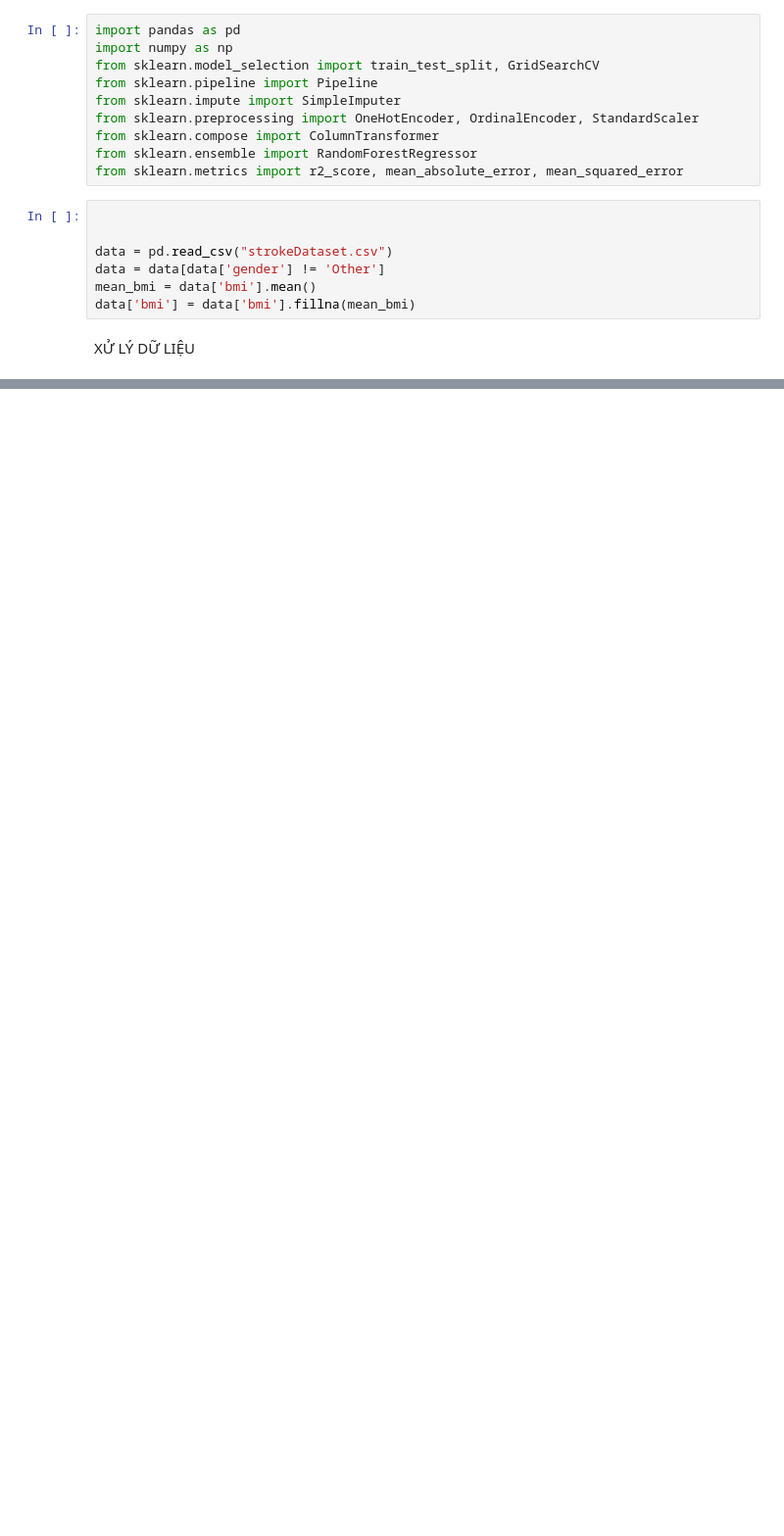
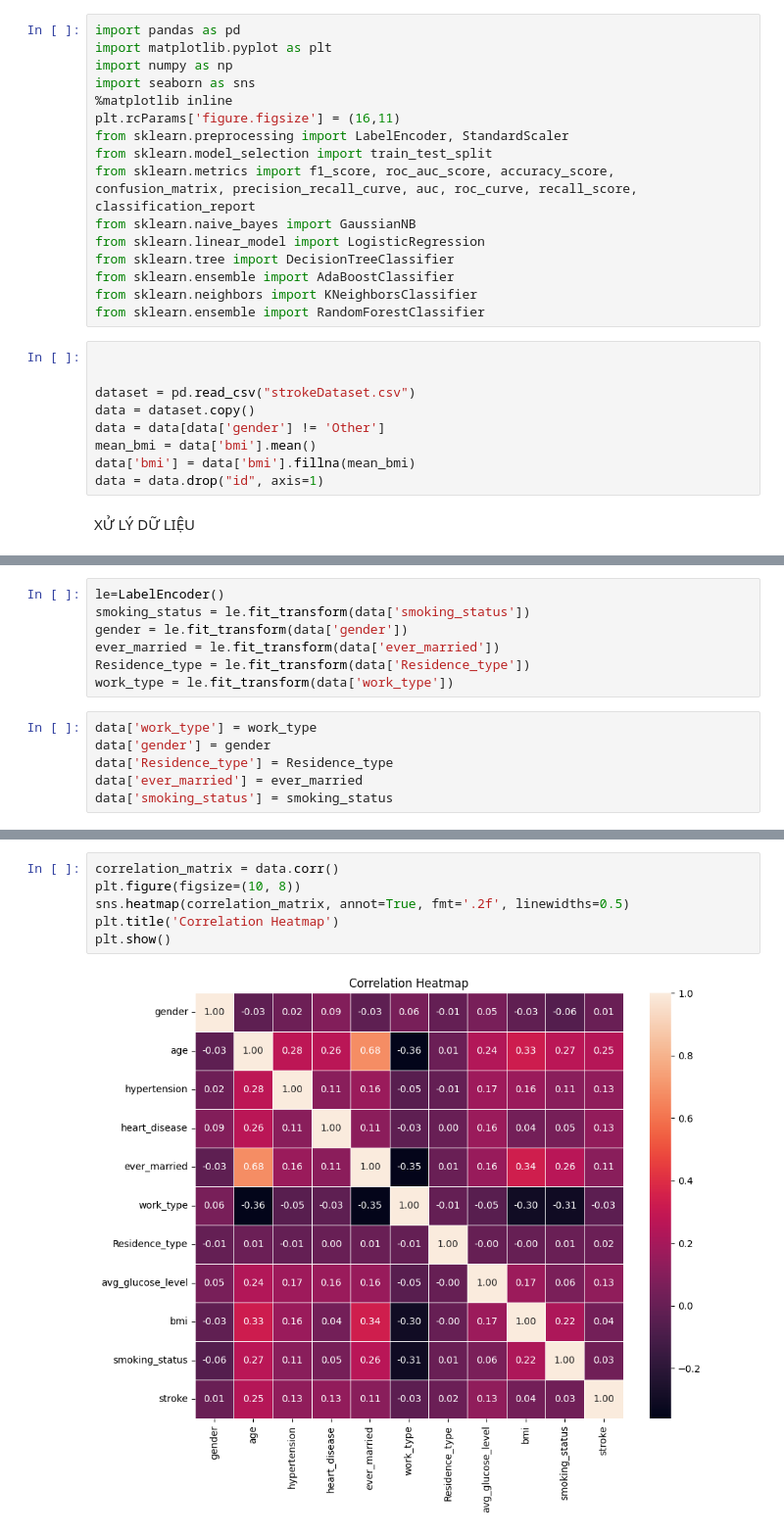
Before and after one commit to KhongDucQuang/Project_I, a Jupyter notebook: BaiTapLon/strokePre.ipynb, the cells around one changed output, grey strips where cells are left out. Shown: that part at 98% size. Drawn from its saved outputs; the diff is of its cells as text; blank space fills up the shorter version.

```diff
--- a/BaiTapLon/strokePre.ipynb
+++ b/BaiTapLon/strokePre.ipynb
@@ -24,20 +24,28 @@ Note: you may need to restart the kernel to use updated packages.
 CAI DAT CAC THU VIEN CAN THIET
 # %%
 import pandas as pd
+import matplotlib.pyplot as plt
 import numpy as np
-from sklearn.model_selection import train_test_split, GridSearchCV
-from sklearn.pipeline import Pipeline
-from sklearn.impute import SimpleImputer
-from sklearn.preprocessing import OneHotEncoder, OrdinalEncoder, StandardScaler
-from sklearn.compose import ColumnTransformer
-from sklearn.ensemble import RandomForestRegressor
-from sklearn.metrics import r2_score, mean_absolute_error, mean_squared_error
+import seaborn as sns
+%matplotlib inline
+plt.rcParams['figure.figsize'] = (16,11)
+from sklearn.preprocessing import LabelEncoder, StandardScaler
+from sklearn.model_selection import train_test_split
+from sklearn.metrics import f1_score, roc_auc_score, accuracy_score, confusion_matrix, precision_recall_curve, auc, roc_curve, recall_score, classification_report
+from sklearn.naive_bayes import GaussianNB
+from sklearn.linear_model import LogisticRegression
+from sklearn.tree import DecisionTreeClassifier
+from sklearn.ensemble import AdaBoostClassifier
+from sklearn.neighbors import KNeighborsClassifier
+from sklearn.ensemble import RandomForestClassifier
 # %%
 
 
-data = pd.read_csv("strokeDataset.csv")
+dataset = pd.read_csv("strokeDataset.csv")
+data = dataset.copy()
 data = data[data['gender'] != 'Other']
 mean_bmi = data['bmi'].mean()
 data['bmi'] = data['bmi'].fillna(mean_bmi)
+data = data.drop("id", axis=1)
 # %% [markdown]
 XỬ LÝ DỮ LIỆU
@@ -126,0 +67,13 @@ KeyboardInterrupt:
+# %%
+le=LabelEncoder()
+smoking_status = le.fit_transform(data['smoking_status'])
+gender = le.fit_transform(data['gender'])
+ever_married = le.fit_transform(data['ever_married'])
+Residence_type = le.fit_transform(data['Residence_type'])
+work_type = le.fit_transform(data['work_type'])
+# %%
+data['work_type'] = work_type
+data['gender'] = gender
+data['Residence_type'] = Residence_type
+data['ever_married'] = ever_married
+data['smoking_status'] = smoking_status
@@ -126,0 +111,8 @@ KeyboardInterrupt:
+# %%
+correlation_matrix = data.corr()
+plt.figure(figsize=(10, 8))
+sns.heatmap(correlation_matrix, annot=True, fmt='.2f', linewidths=0.5)
+plt.title('Correlation Heatmap')
+plt.show()
+# %% [output]
+[figure, added]
```
Also changed, not shown: parts of 32 cells of this notebook, 23 other files.
